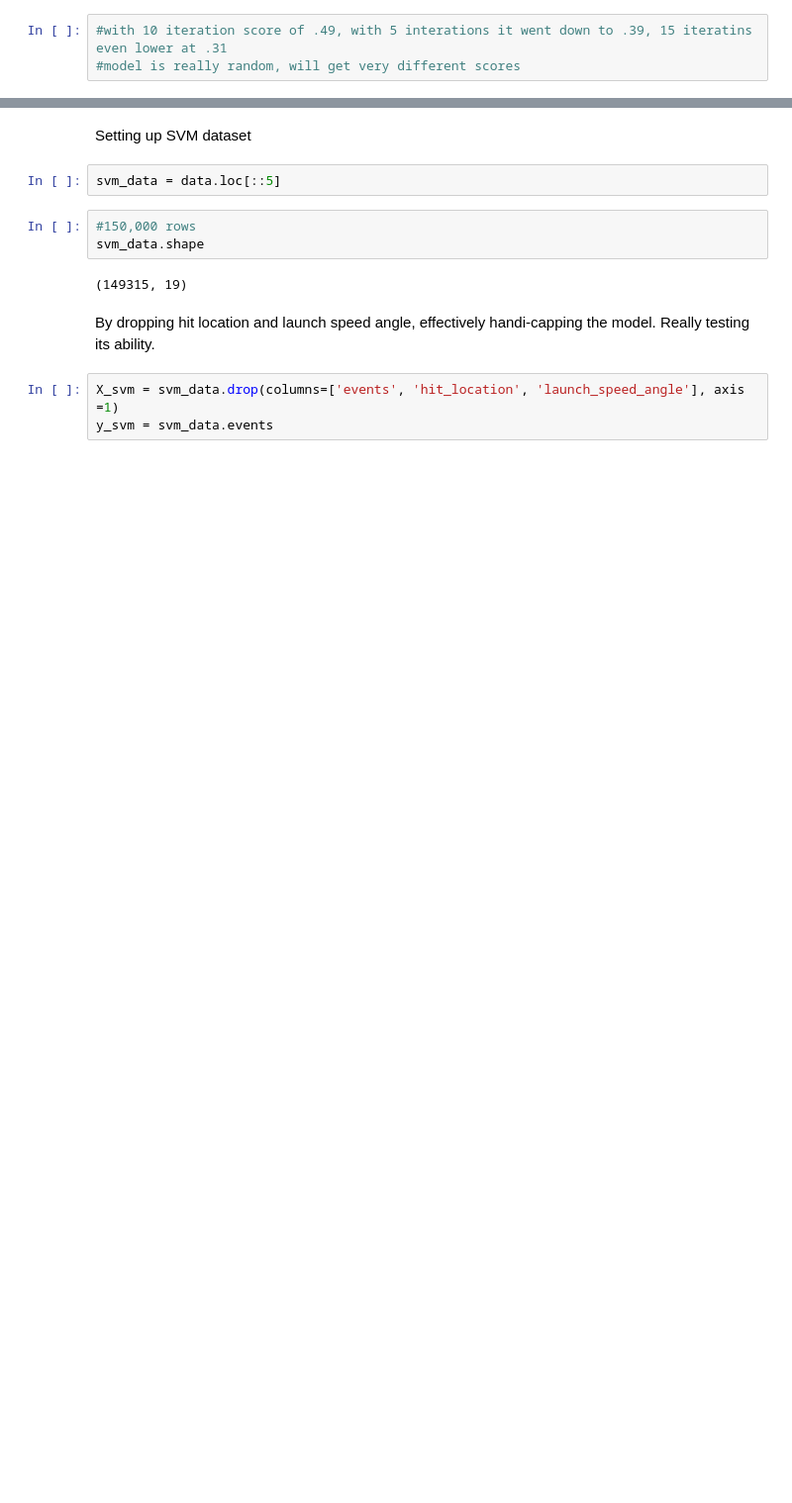
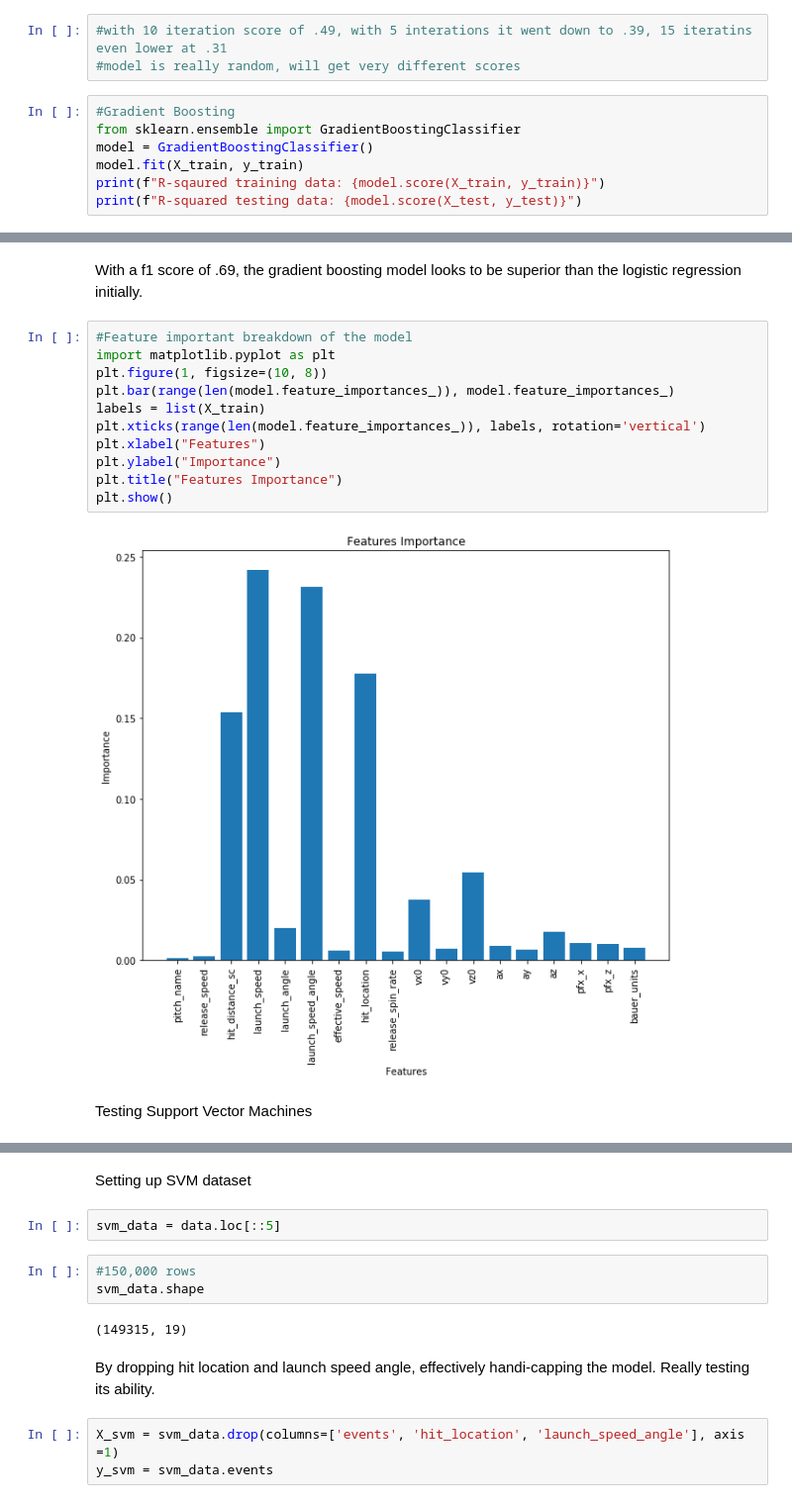
Before and after one commit to nradich/Pitch_Effective, a Jupyter notebook: Predict_outcome.ipynb, the cells around one changed output, grey strips where cells are left out. Shown at 99% size. Drawn from its saved outputs; the diff is of its cells as text; blank space fills up the shorter version.

Commit message:
Tested models on datasubset

```diff
--- a/Predict_outcome.ipynb
+++ b/Predict_outcome.ipynb
@@ -181,3 +184,10 @@ weighted avg       0.74      0.64      0.59      3506
 # %%
 #with 10 iteration score of .49, with 5 interations it went down to .39, 15 iteratins even lower at .31
 #model is really random, will get very different scores
+# %%
+#Gradient Boosting
+from sklearn.ensemble import GradientBoostingClassifier
+model = GradientBoostingClassifier()
+model.fit(X_train, y_train)
+print(f"R-sqaured training data: {model.score(X_train, y_train)}")
+print(f"R-squared testing data: {model.score(X_test, y_test)}")
@@ -183,0 +220,17 @@ weighted avg       0.74      0.64      0.59      3506
+# %% [markdown]
+With a f1 score of .69, the gradient boosting model looks to be superior than the logistic regression initially.
+# %%
+#Feature important breakdown of the model
+import matplotlib.pyplot as plt
+plt.figure(1, figsize=(10, 8))
+plt.bar(range(len(model.feature_importances_)), model.feature_importances_)
+labels = list(X_train)
+plt.xticks(range(len(model.feature_importances_)), labels, rotation='vertical')
+plt.xlabel("Features")
+plt.ylabel("Importance")
+plt.title("Features Importance")
+plt.show()
+# %% [output]
+[figure, added]
+# %% [markdown]
+Testing Support Vector Machines
```
Also changed, not shown: parts of 13 cells of this notebook.
